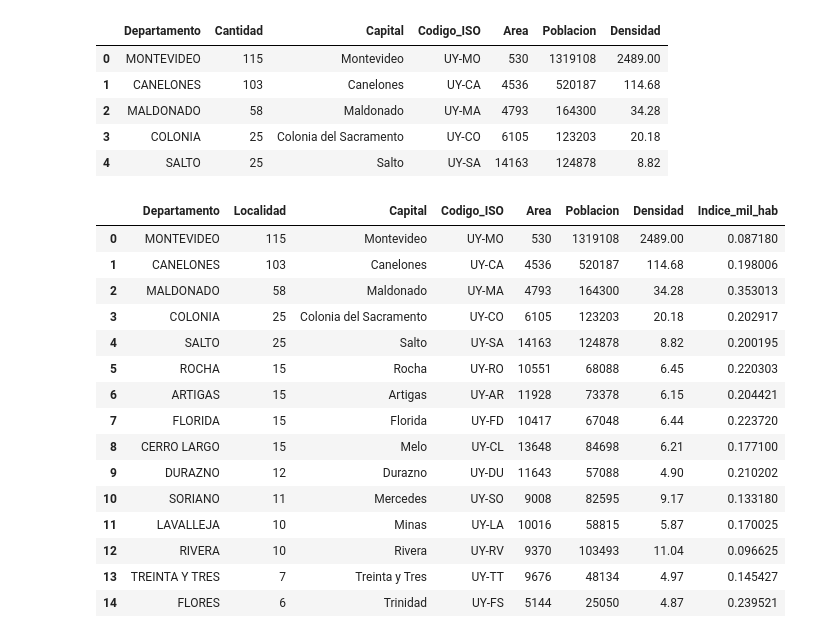
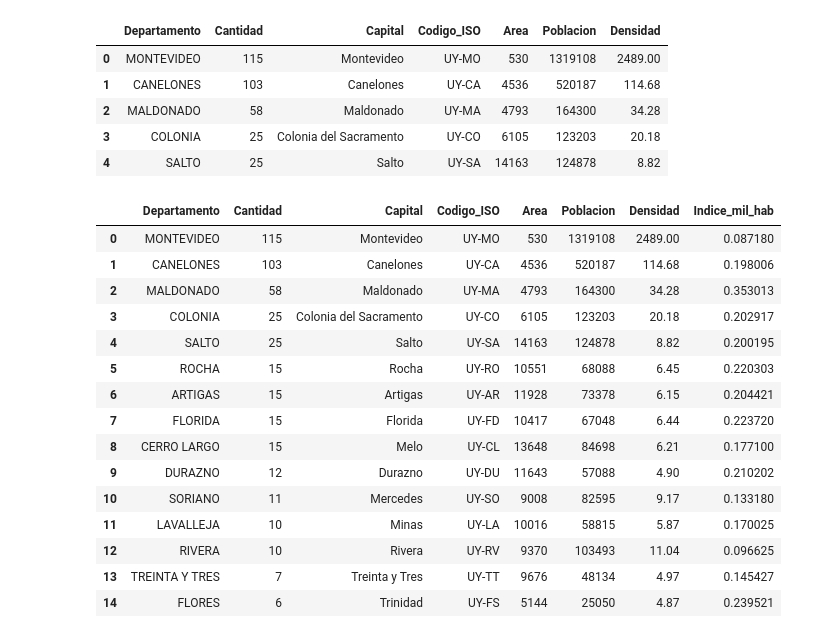
Before and after one commit to ftelechea/analisisOpenData, a Jupyter notebook: siniestros_transito.ipynb, the cells around one changed output. Cells and saved outputs as stored; diff of their text form; code cells hidden in the pictures.

```diff
--- a/siniestros_transito.ipynb
+++ b/siniestros_transito.ipynb
@@ -140,11 +138,11 @@ df_view_temp.head()
 | 4 | SALTO | 25 | Salto | UY-SA | 14163 | 124878 | 8.82 |
 # %%
 #calcular indice cada 1000 habitantes
-df_view_temp["Indice_mil_hab"] = (df_view_temp["Localidad"] / df_view_temp["Poblacion"])*1000
+df_view_temp["Indice_mil_hab"] = (df_view_temp["Cantidad"] / df_view_temp["Poblacion"])*1000
 df_view = df_view_temp.sort_values(by=['Indice_mil_hab'], ascending=False)
 df_view_temp
 # %% [output]
-|  | Departamento | Localidad | Capital | Codigo_ISO | Area | Poblacion | Densidad | Indice_mil_hab |
+|  | Departamento | Cantidad | Capital | Codigo_ISO | Area | Poblacion | Densidad | Indice_mil_hab |
 | 0 | MONTEVIDEO | 115 | Montevideo | UY-MO | 530 | 1319108 | 2489.00 | 0.087180 |
 | 1 | CANELONES | 103 | Canelones | UY-CA | 4536 | 520187 | 114.68 | 0.198006 |
 | 2 | MALDONADO | 58 | Maldonado | UY-MA | 4793 | 164300 | 34.28 | 0.353013 |
```
Also changed, not shown: parts of 5 cells of this notebook.
